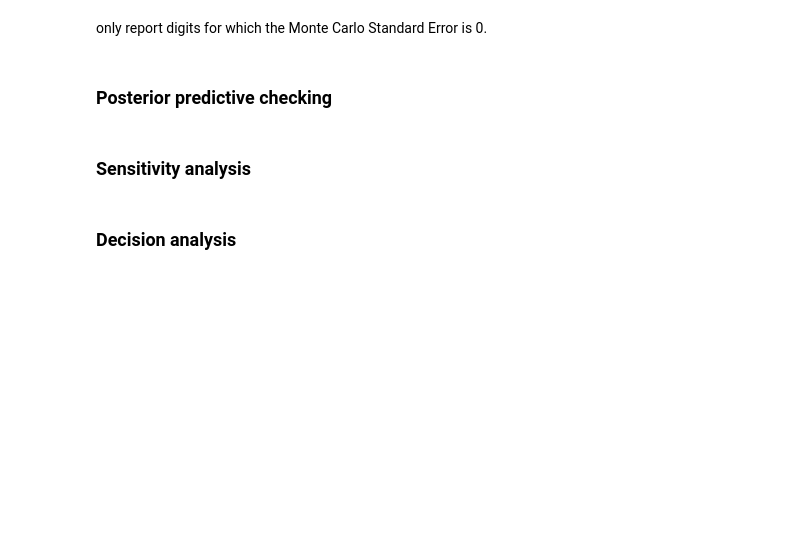
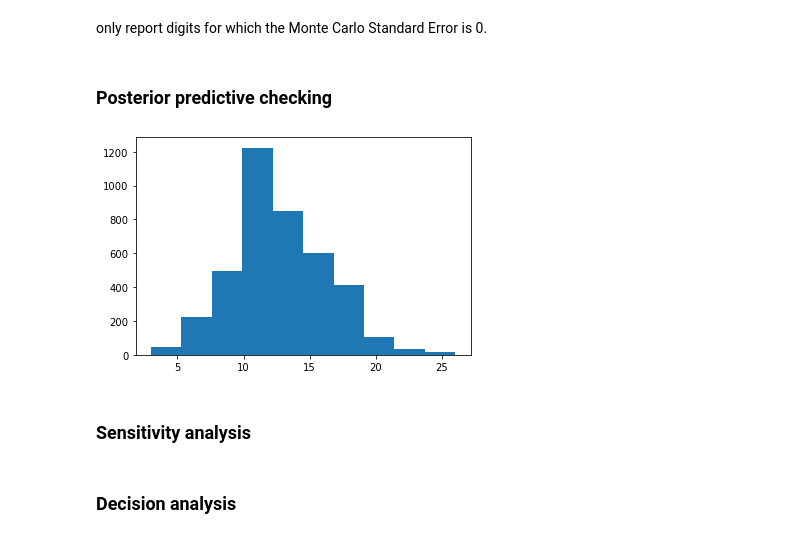
Before and after one commit to shiftleino/bayesian-premier, a Jupyter notebook: analysis.ipynb, the cells around one changed output. Saved outputs shown, nothing was run; the diff lists cells and outputs as text; code cells hidden in the pictures; blank space fills up the shorter version.

```diff
--- a/analysis.ipynb
+++ b/analysis.ipynb
@@ -143,2 +161,10 @@ $$
 # %% [markdown]
 ### Stan model
+# %%
+# STAN CODE
+stan_list = []
+with open("./models/pooled.stan") as file:
+    for line in file:
+        stan_list.append(line)
+stan_code = "".join(stan_list)
+print(stan_code)
@@ -147,9 +224,20 @@ $$
+# %%
+# STAN MODEL
+nest_asyncio.apply()
+inputs = {'N': data_manu.shape[0]*data_manu.shape[1], 'y': data_manu.flatten(), 'alpha': 0.001, 'beta': 0.001}
+model = stan.build(program_code=stan_code, data=inputs);
+weakly_pooled_fit = model.sample();
+weakly_pooled_df = weakly_pooled_fit.to_frame()
 # %% [markdown]
 ### Convergence diagnostics
 # %% [markdown]
 only report digits for which the Monte Carlo Standard Error is 0.
 # %% [markdown]
 ### Posterior predictive checking
+# %%
+plt.hist(weakly_pooled_fit["pred"][0]);
+# %% [output]
+[figure, added]
 # %% [markdown]
 ### Sensitivity analysis
 # %% [markdown]
```
Also changed, not shown: parts of 10 cells of this notebook, 2 other files.
